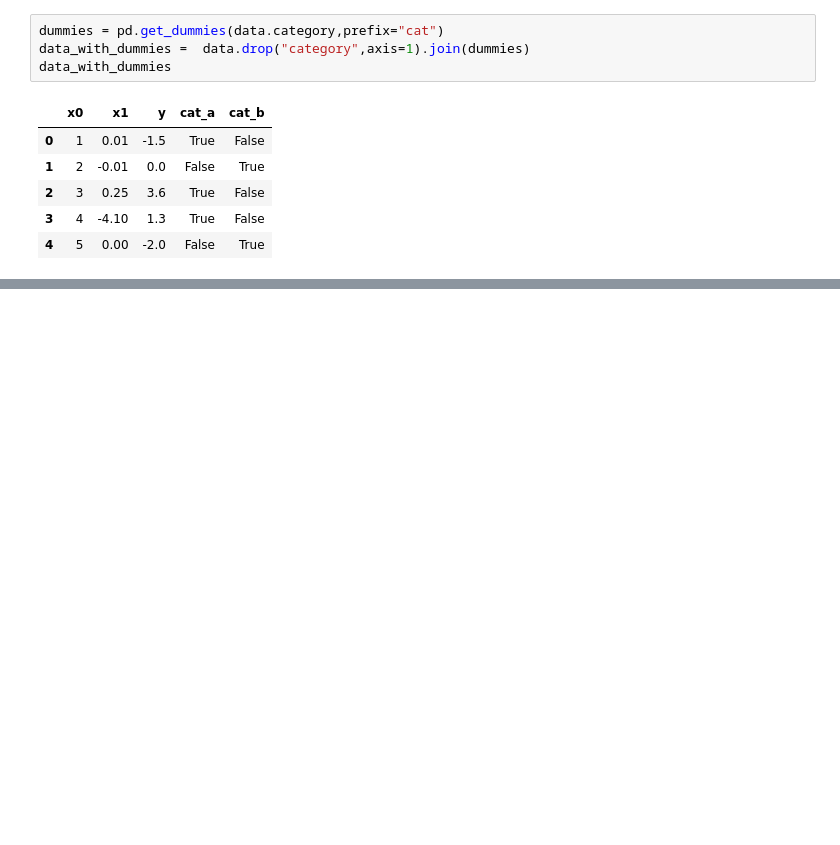
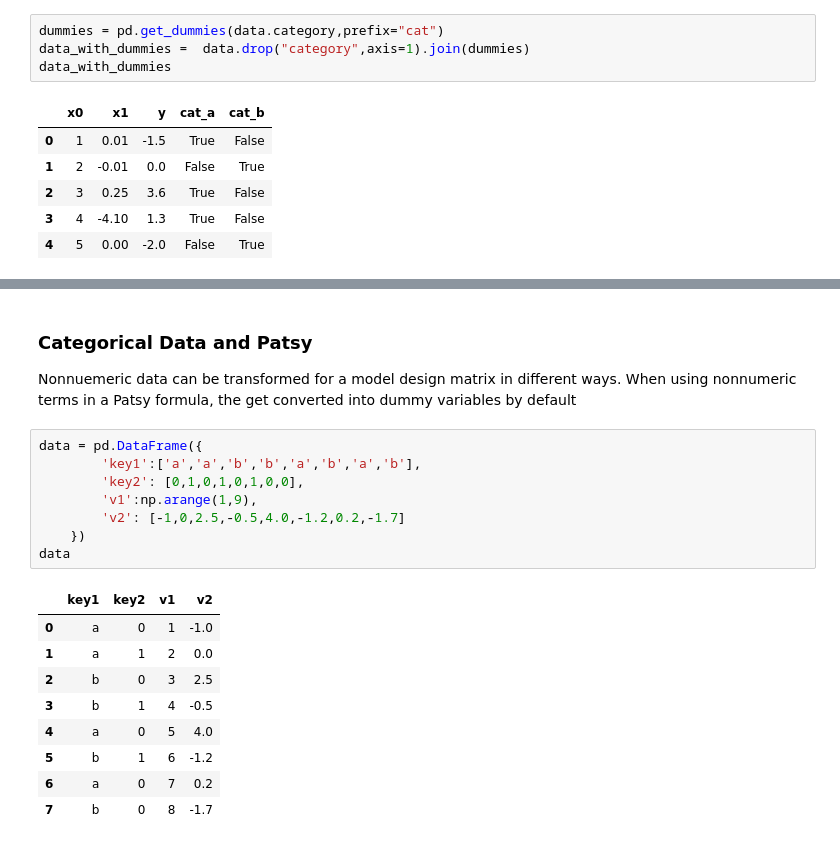
Before and after one commit to brunojaime/ml-theory-learning, a Jupyter notebook: Python for data analysis/Introduction to modeling libraries in python.ipynb, the cells around one changed output, grey strips where cells are left out. Cells and saved outputs as stored; diff of their text form; blank space fills up the shorter version.

```diff
--- a/Python for data analysis/Introduction to modeling libraries in python.ipynb
+++ b/Python for data analysis/Introduction to modeling libraries in python.ipynb
@@ -113,0 +265,22 @@ data_with_dummies
+# %% [markdown]
+### Categorical Data and Patsy
+Nonnuemeric data can be transformed for a model design matrix in different ways.
+When using nonnumeric terms in a Patsy formula, the get converted into dummy variables by default
+# %%
+data = pd.DataFrame({
+        'key1':['a','a','b','b','a','b','a','b'],
+        'key2': [0,1,0,1,0,1,0,0],
+        'v1':np.arange(1,9),
+        'v2': [-1,0,2.5,-0.5,4.0,-1.2,0.2,-1.7]
+    })
+data
+# %% [output]
+|  | key1 | key2 | v1 | v2 |
+| 0 | a | 0 | 1 | -1.0 |
+| 1 | a | 1 | 2 | 0.0 |
+| 2 | b | 0 | 3 | 2.5 |
+| 3 | b | 1 | 4 | -0.5 |
+| 4 | a | 0 | 5 | 4.0 |
+| 5 | b | 1 | 6 | -1.2 |
+| 6 | a | 0 | 7 | 0.2 |
+| 7 | b | 0 | 8 | -1.7 |
```
Also changed, not shown: parts of 36 cells of this notebook.
